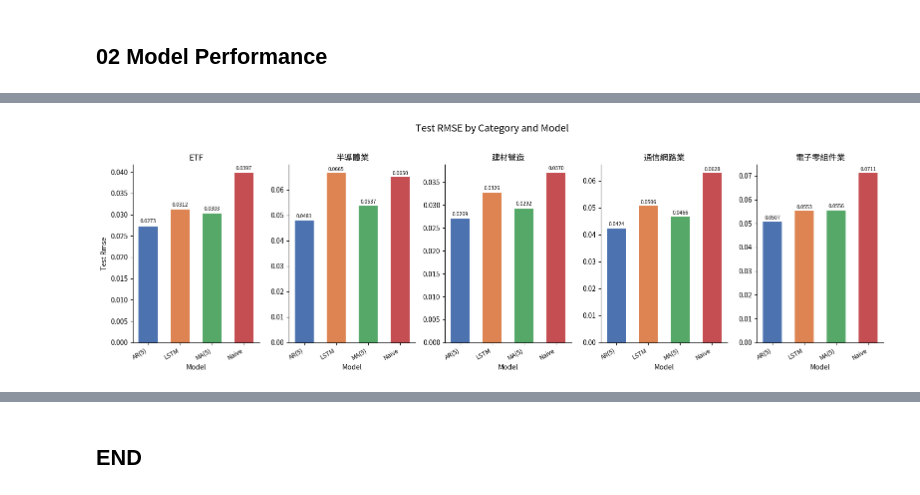
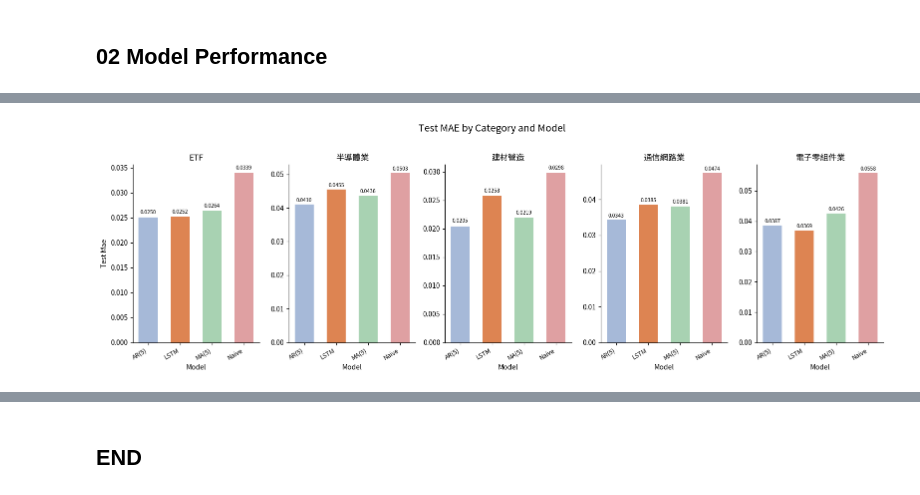
Before and after one commit to Chu-c-git/Automated_Trading_System, a Jupyter notebook: backend/trade/evaluation.ipynb, the cells around one changed output, grey strips where cells are left out. Saved outputs shown, nothing was run; the diff lists cells and outputs as text; code cells hidden in the pictures.

```diff
--- a/backend/trade/evaluation.ipynb
+++ b/backend/trade/evaluation.ipynb
@@ -326,3 +327,15 @@ plot_all_predictions(
 # %%
 df_eval_category = pd.read_sql(f"SELECT * FROM {CATEGORY_TABLE}", PG_URI)
 df_eval_stock = pd.read_sql(f"SELECT * FROM {STOCK_TABLE}", PG_URI)
+# %%
+num_cols_ext = ['test_r2', 'test_rmse', 'test_mae', 'test_hit_rate',
+                'pred_mean_ret', 'actual_mean_ret', 'next_day_pred_ret']
+
+df_eval_category = (
+    df_eval_stock
+    .groupby(['run_date', 'category', 'model',
+              'train_start', 'train_end', 'test_start', 'test_end'])[num_cols_ext]
+    .mean()
+    .reset_index()
+)
+df_eval_category.head()
@@ -337,33 +357,33 @@ df_eval_stock[df_eval_stock['stock_code']=='6854']
 # %%
 # View model performance by category
 def plot_comparison_by_category(df_eval_category, target_col:str, title:str):
     categories = df_eval_category['category'].unique()
     models = df_eval_category['model'].unique()
-    colors = ['#4C72B0', '#DD8452', '#55A868', '#C44E52']
+    colors = ["#4C72B07E", '#DD8452', "#55A86882", "#C44E5289"]
 
     fig, axes = plt.subplots(1, len(categories), figsize=(16, 5), sharey=False)
 
     for ax, category in zip(axes, categories):
         subset = df_eval_category[df_eval_category['category'] == category].set_index('model')
         vals = [subset.loc[m, target_col] if m in subset.index else 0 for m in models]
         bars = ax.bar(models, vals, color=colors, width=0.6)
         ax.set_title(category, fontsize=12)
         ax.set_xlabel('Model')
         ax.set_ylabel(target_col.replace('_', ' ').title() if ax == axes[0] else '')
         ax.set_xticklabels(models, rotation=30, ha='right', fontsize=9)
         ax.spines['top'].set_visible(False)
         ax.spines['right'].set_visible(False)
         for bar, val in zip(bars, vals):
             ax.text(bar.get_x() + bar.get_width() / 2, bar.get_height() + 0.0005,
                     f'{val:.4f}', ha='center', va='bottom', fontsize=7.5)
 
     fig.suptitle(title, fontsize=14, y=1.02)
     plt.tight_layout()
     plt.show()
 
-plot_comparison_by_category(df_eval_category, 'test_rmse', 'Test RMSE by Category and Model')
+plot_comparison_by_category(df_eval_category, 'test_mae', 'Test MAE by Category and Model')
 # %% [output]
-[figure, old version]
+[figure, new version]
 # %%
 # View model performance by stock
 def plot_comparison_by_stock(df_eval_stock, target_col:str, stock_code: str, title:str):
```
Also changed, not shown: parts of 10 cells of this notebook, 7 other files.
